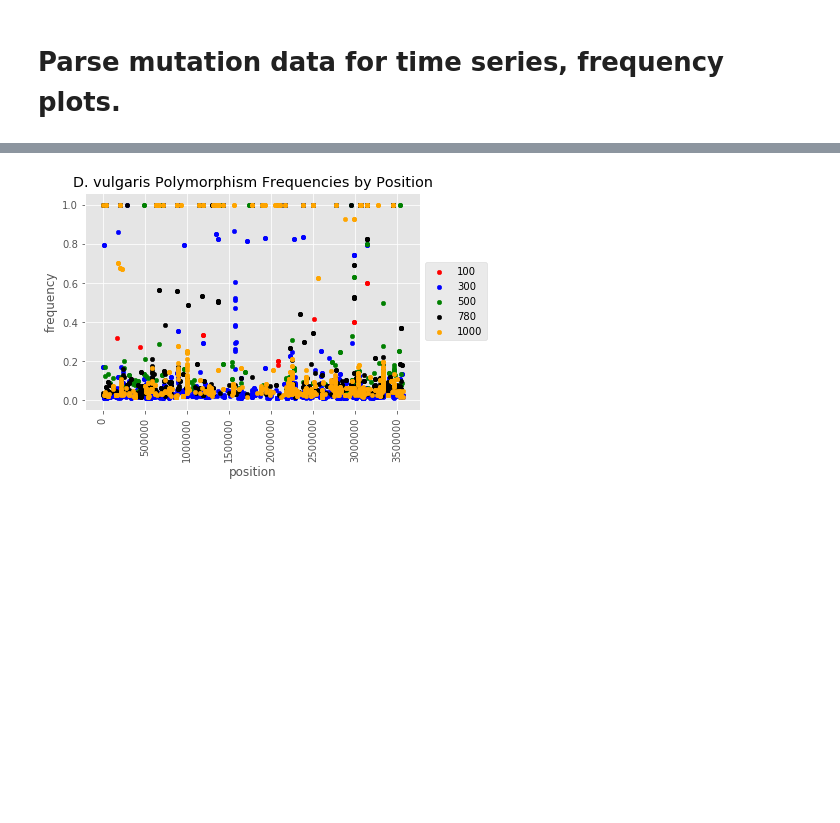
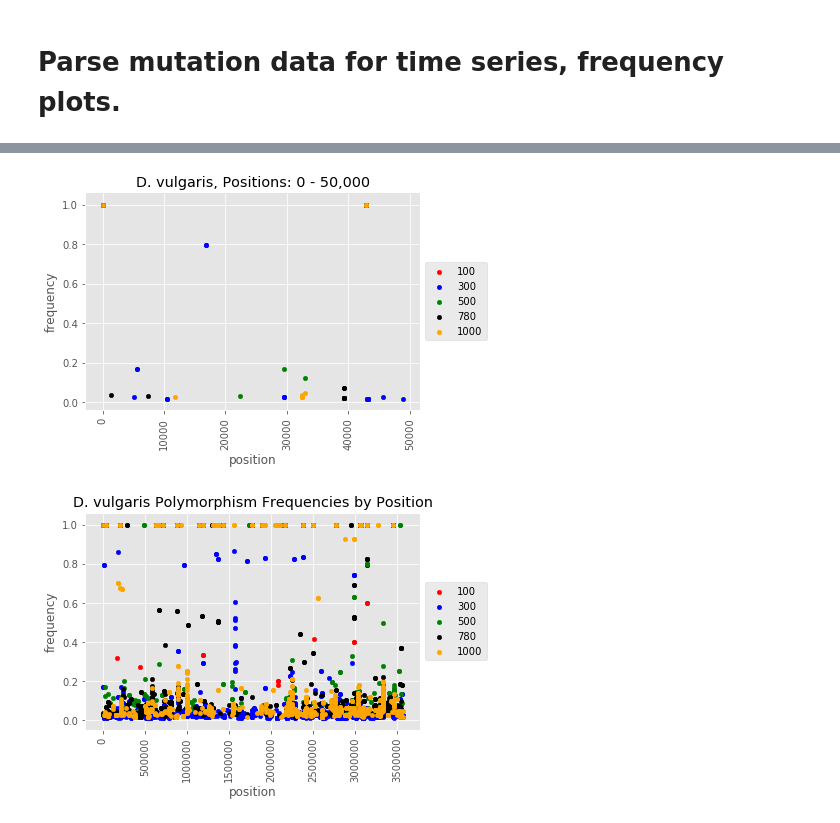
Before and after one commit to yeemey/scriptingProjects, a Jupyter notebook: python/mutationTimeSeries.ipynb, the cells around one changed output, grey strips where cells are left out. Drawn from its saved outputs; the diff is of its cells as text; code cells hidden in the pictures; blank space fills up the shorter version.

```diff
--- a/python/mutationTimeSeries.ipynb
+++ b/python/mutationTimeSeries.ipynb
@@ -97,4 +17,6 @@ UA3_1000.rename(columns = {4:'position'}, inplace=True)
 # %%
-UA3_df  = pd.concat([UA3_100, UA3_300, UA3_500, UA3_780, UA3_1000])
+UA3_df  = pd.concat([UA3_100, UA3_300, UA3_500, UA3_780, UA3_1000], ignore_index=True)
 UA3_df.insert(0, 'line', 'UA3')
-UA3_df
+UA3_df.insert(2, 'frequency', 0.0)
+UA3_df.insert(3, 'gene_product', '')
+UA3_df.insert(4, 'reject', '')
@@ -119,0 +23,22 @@ UA3_df
+# %%
+for row in UA3_df.itertuples():
+    #check each column
+    col_index = 6
+    while col_index < 50:
+        #1. polymorphism frequencies
+        if re.match('frequency=', str(UA3_df.loc[row[0], col_index])):
+            UA3_df.loc[row[0], 'frequency'] = re.sub('frequency=', '', str(UA3_df.loc[row[0], col_index]))
+        #2. gene products
+        elif re.match('gene_product=', str(UA3_df.loc[row[0], col_index])):
+            UA3_df.loc[row[0], 'gene_product'] = re.sub('gene_product=', '', str(UA3_df.loc[row[0], col_index]))
+        #3. polymorphism rejection reasons
+        elif re.match('reject=', str(UA3_df.loc[row[0], col_index])):
+            UA3_df.loc[row[0], 'reject'] = re.sub('reject=', '', str(UA3_df.loc[row[0], col_index]))
+        col_index += 1
+    #set frequencies type to float
+    if re.match('1|2|3|4|5|6|7|8|9', str(UA3_df.loc[row[0], 'frequency'])):
+        UA3_df.loc[row[0], 'frequency'] = float(UA3_df.loc[row[0], 'frequency'])
+    else:
+        UA3_df.loc[row[0], 'frequency'] = 0.0
+    #set positions (col 4) type to int
+    UA3_df.loc[row[0], 4] = int(UA3_df.loc[row[0], 4])
@@ -121,6 +61,24 @@ UA3_df
 DvH_UA3_nonzero = UA3_df[(UA3_df[3] == 'NC_002937') & (UA3_df['frequency'] > 0)]
 DvHplasmid_UA3_nonzero = UA3_df[(UA3_df[3] == 'NC_005863') & (UA3_df['frequency'] > 0)]
 MmS2_UA3_nonzero = UA3_df[(UA3_df[3] == 'NC_005791') & (UA3_df['frequency'] > 0)]
+# %%
+import matplotlib.pyplot as plt
+plt.style.use('ggplot')
+
+#zoom in on DvH first 50,000 bases
+
+DvH_UA3_50k = DvH_UA3_nonzero.loc[DvH_UA3_nonzero['position'] <= 50000]
+DvH_UA3_50kgen = DvH_UA3_50k.groupby('generation')
+colors = {100: 'red', 300: 'blue', 500: 'green', 780: 'black', 1000: 'orange'}
+
+fig, ax = plt.subplots()
+for generation, mut in DvH_UA3_50kgen:
+    mut.plot.scatter(x = 'position', y = 'frequency', rot=90, ax = ax, label = generation, color = colors[generation])
+    plt.title('D. vulgaris, Positions: 0 - 50,000')
+plt.legend(loc='center left', bbox_to_anchor=(1.0, 0.5))
+plt.show()
+# %% [output]
+[figure, added]
 # %%
 import matplotlib.pyplot as plt
 plt.style.use('ggplot')
```
Also changed, not shown: parts of 8 cells of this notebook.
